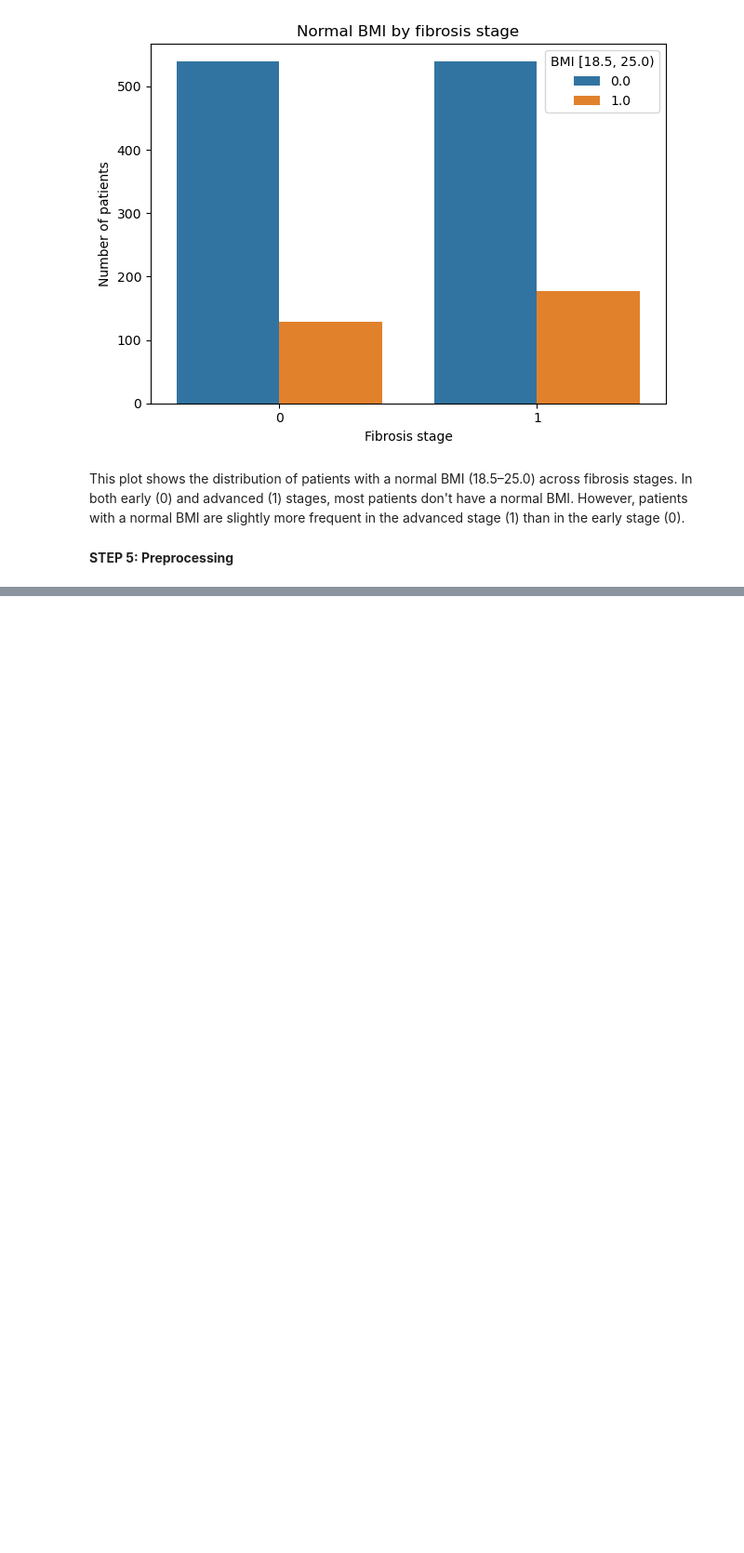
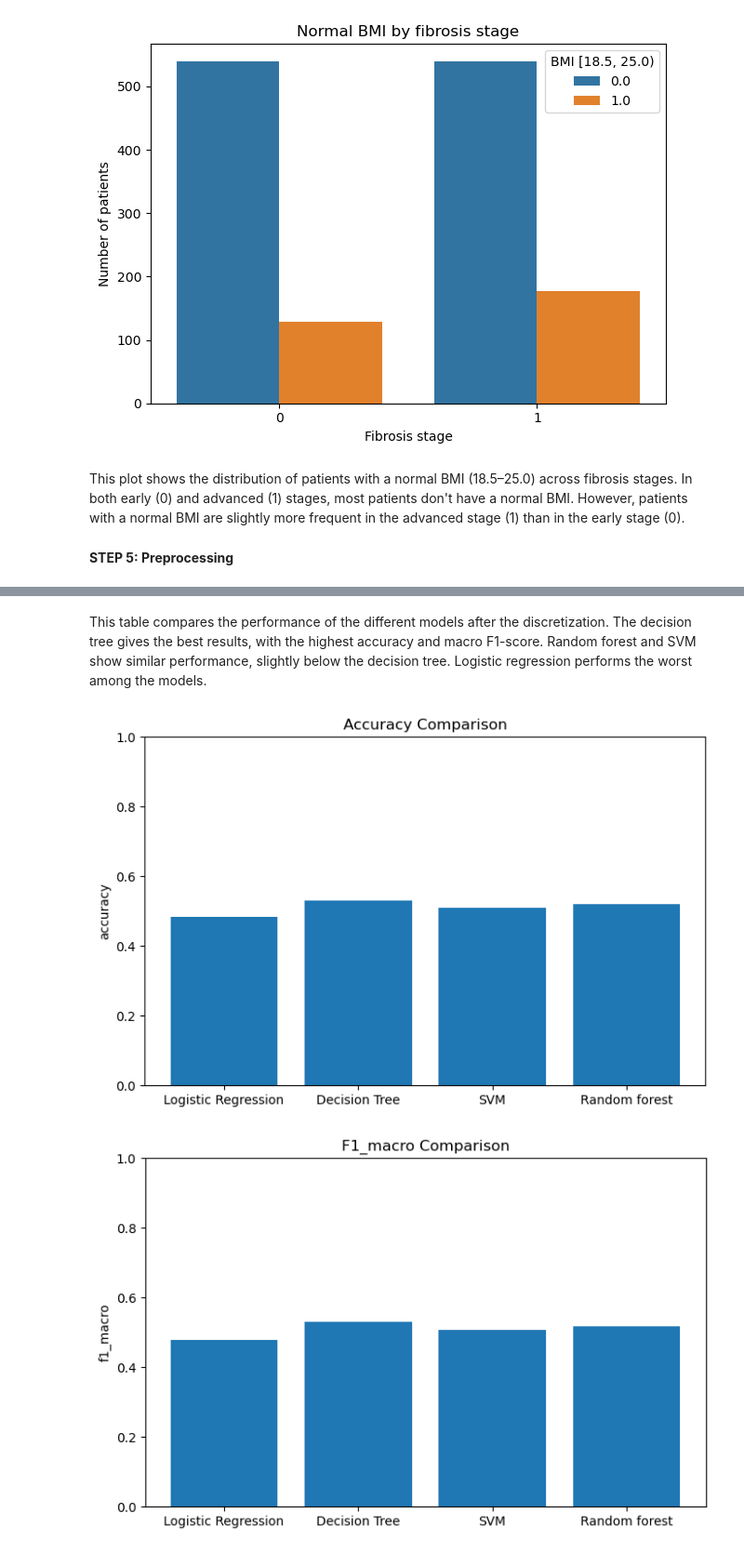
Before and after one commit to KoLiBrie9/MLPROJECT, a Jupyter notebook: second_approach.ipynb, the cells around one changed output, grey strips where cells are left out. Shown at 93% size. Cells and saved outputs as stored; diff of their text form; code cells hidden in the pictures; blank space fills up the shorter version.

```diff
--- a/second_approach.ipynb
+++ b/second_approach.ipynb
@@ -548,0 +626,29 @@ This plot shows the distribution of patients with a normal BMI (18.5–25.0) acr
+# %%
+#specify the target column
+target_col = "baseline_histological_staging_binary"
+
+# Encode the target
+le = LabelEncoder()
+df_final_ordered[target_col] = le.fit_transform(df_final_ordered[target_col])
+
+#define features (X) and target (y)
+X = df_final_ordered.drop(columns=[target_col])
+y = df_final_ordered[target_col]
+
+# Split into train and test sets
+X_train, X_test, y_train, y_test = train_test_split(
+    X, y, test_size=0.2, random_state=42, stratify=y)
+
+print("X_train shape:", X_train.shape)
+print("X_test shape:", X_test.shape)
+
+# Detect numerical columns
+numeric_cols = X_train.select_dtypes(include=[np.number]).columns.tolist()
+
+# pipeline for numerical features
+numeric_transformer = Pipeline(steps=[
+    ('imputer', SimpleImputer(strategy='median')),
+    ('scaler', StandardScaler())])
+
+preprocessor = ColumnTransformer(transformers=[
+    ('num', numeric_transformer, numeric_cols)])
@@ -548,0 +794,17 @@ This plot shows the distribution of patients with a normal BMI (18.5–25.0) acr
+# %% [markdown]
+This table compares the performance of the different models after the discretization. The decision tree gives the best results, with the highest accuracy and macro F1-score. Random forest and SVM show similar performance, slightly below the decision tree. Logistic regression performs the worst among the models.
+# %%
+# comparison of model performance
+metrics = ["accuracy", "f1_macro"]
+
+for metric in metrics:
+    values = [results[m][metric] for m in results]
+    plt.figure(figsize=(8, 5))
+    plt.bar(results.keys(), values)
+    plt.title(f"{metric.capitalize()} Comparison")
+    plt.ylabel(metric)
+    plt.ylim(0, 1)
+    plt.show()
+# %% [output]
+[figure, added]
+[figure, added]
```
Also changed, not shown: parts of 25 cells of this notebook.
